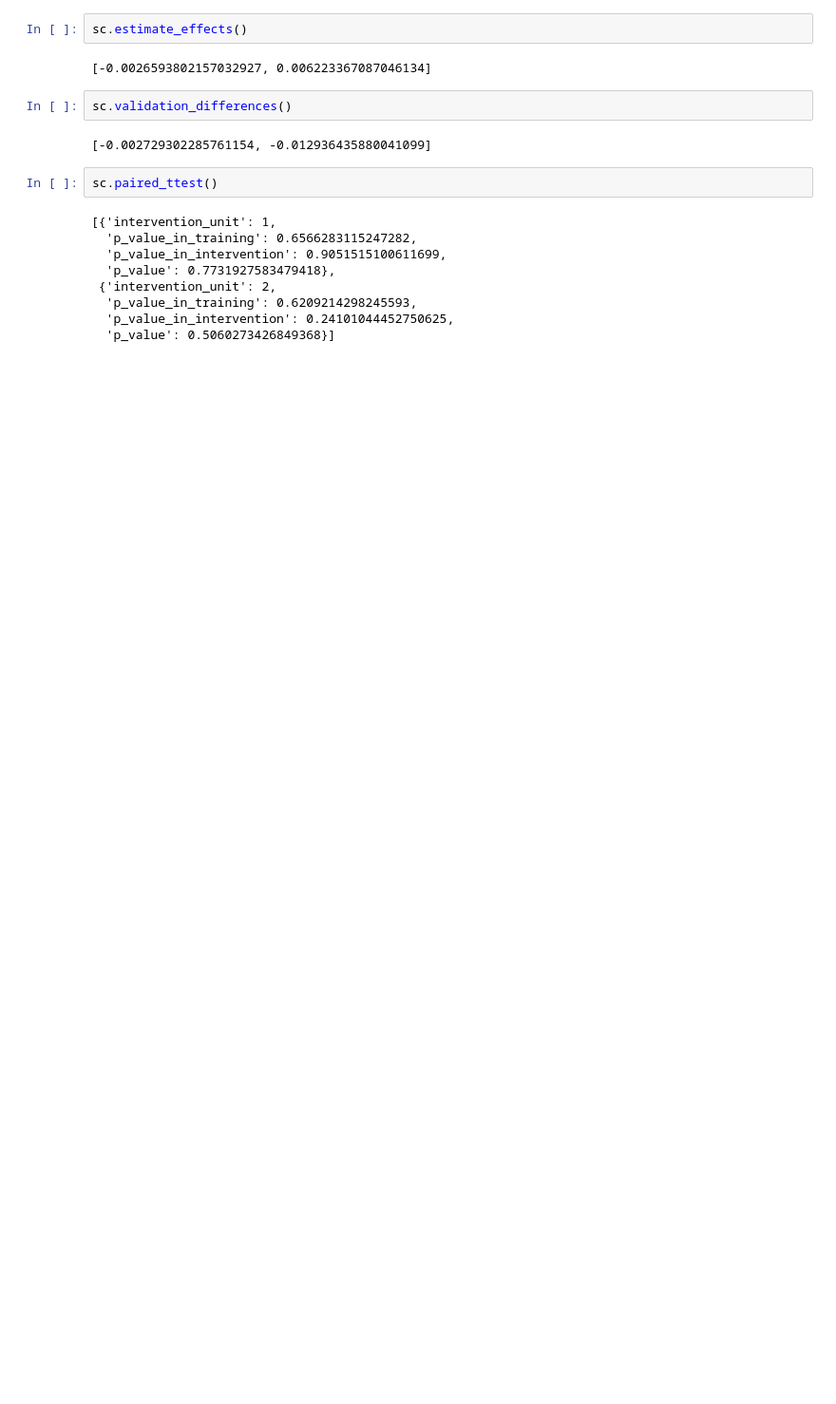
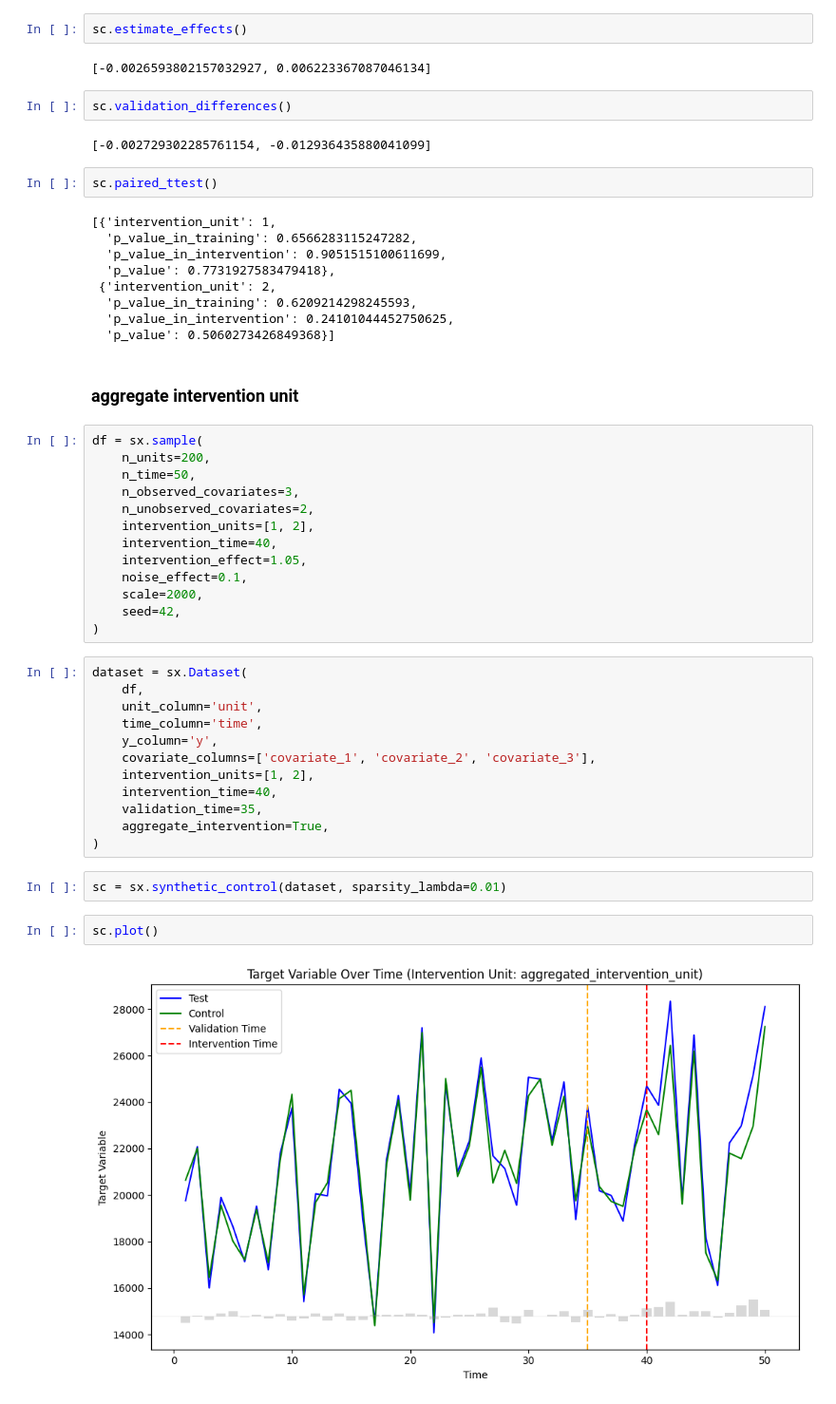
Before and after one commit to kenki931128/synthx, a Jupyter notebook: examples/1 - synthetic control.ipynb, the cells around one changed output. Shown at 95% size. Drawn from its saved outputs; the diff is of its cells as text; blank space fills up the shorter version.

```diff
--- a/examples/1 - synthetic control.ipynb
+++ b/examples/1 - synthetic control.ipynb
@@ -110,3 +110,36 @@ sc.paired_ttest()
   'p_value_in_training': 0.6209214298245593,
   'p_value_in_intervention': 0.24101044452750625,
   'p_value': 0.5060273426849368}]
+# %% [markdown]
+### aggregate intervention unit
+# %%
+df = sx.sample(
+    n_units=200,
+    n_time=50,
+    n_observed_covariates=3,
+    n_unobserved_covariates=2,
+    intervention_units=[1, 2],
+    intervention_time=40,
+    intervention_effect=1.05,
+    noise_effect=0.1,
+    scale=2000,
+    seed=42,
+)
+# %%
+dataset = sx.Dataset(
+    df,
+    unit_column='unit',
+    time_column='time',
+    y_column='y',
+    covariate_columns=['covariate_1', 'covariate_2', 'covariate_3'],
+    intervention_units=[1, 2],
+    intervention_time=40,
+    validation_time=35,
+    aggregate_intervention=True,
+)
+# %%
+sc = sx.synthetic_control(dataset, sparsity_lambda=0.01)
+# %%
+sc.plot()
+# %% [output]
+[figure, added]
```
Also changed, not shown: 3 other files.
